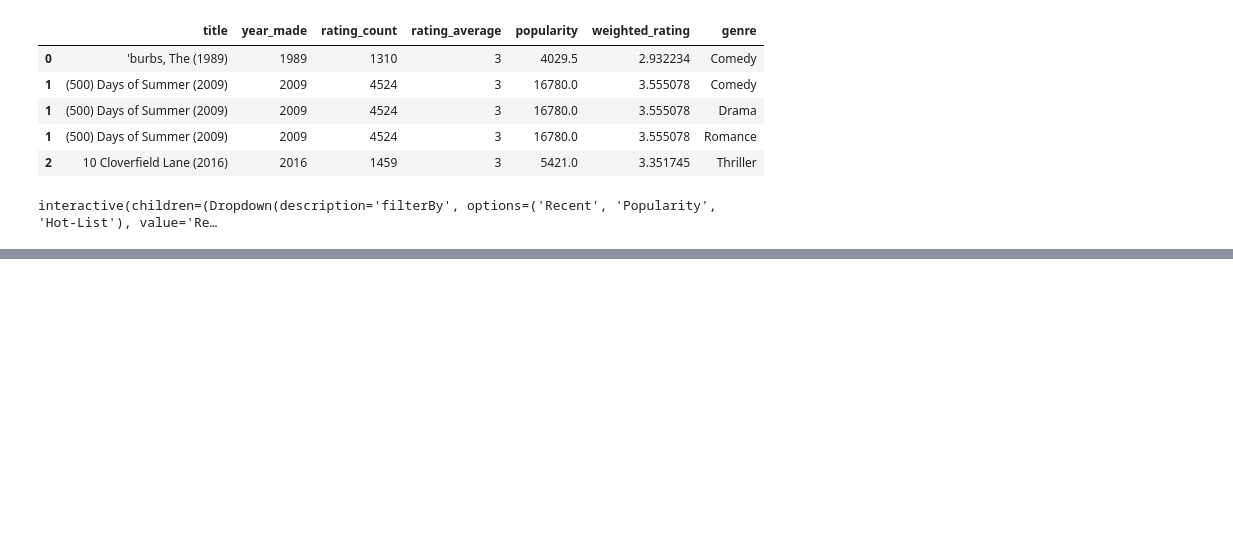
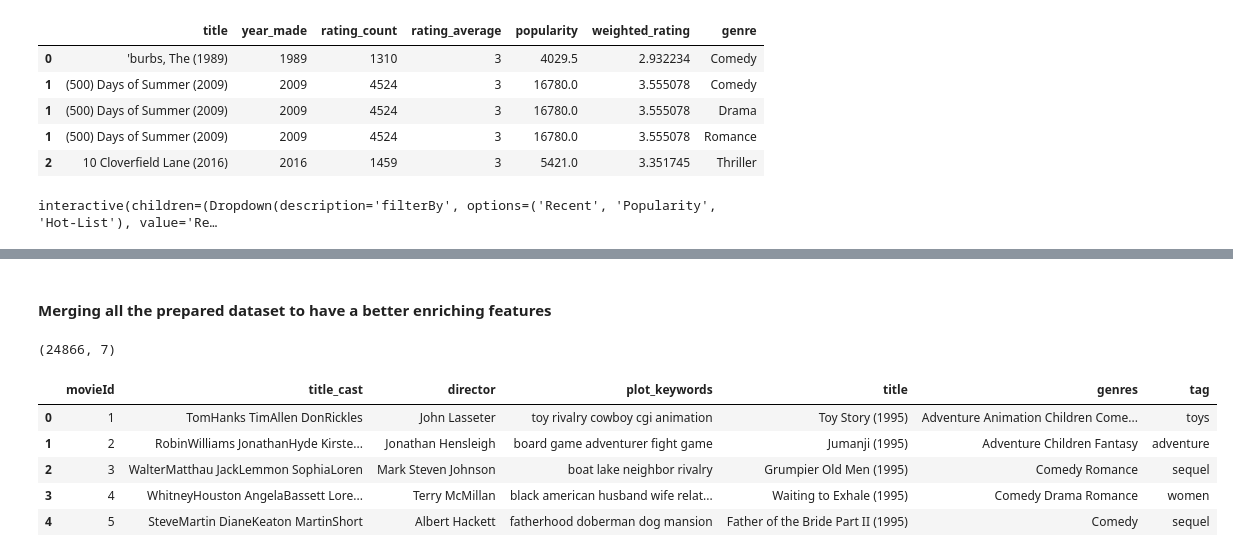
Before and after one commit to MaureenMbugua/Unsupervised-Predict-Team-ES2, a Jupyter notebook: rough1.ipynb, the cells around one changed output, grey strips where cells are left out. Cells and saved outputs as stored; diff of their text form; code cells hidden in the pictures; blank space fills up the shorter version.

```diff
--- a/rough1.ipynb
+++ b/rough1.ipynb
@@ -834,0 +910,8 @@ interactive(children=(Dropdown(description='filterBy', options=('Recent', 'Popul
+# %%
+# assigning the movies dataset to a variable
+tags_df = df_list[0].copy()
+display(tags_df.head())
+
+# assigning the movies dataset to a variable
+tag_movie_df = df_list[1].copy()
+display(tag_movie_df.head())
@@ -834,0 +931,4 @@ interactive(children=(Dropdown(description='filterBy', options=('Recent', 'Popul
+# %%
+tag_comb_df = tags_df.merge(tag_movie_df, on="tagId")
+display(tag_comb_df.shape)
+tag_comb_df.head()
@@ -834,0 +943,5 @@ interactive(children=(Dropdown(description='filterBy', options=('Recent', 'Popul
+# %%
+# grouping by 'movieId' and by calculating maximum 'relevance' corresponding to know the actual 'tag' of a 'movie'
+tag_grp_df = tag_comb_df.groupby('movieId')[["relevance"]].max().reset_index()
+display(tag_grp_df.shape)
+tag_grp_df.head()
@@ -834,0 +956,9 @@ interactive(children=(Dropdown(description='filterBy', options=('Recent', 'Popul
+# %%
+# Combinig the the grouped dataframe with the original dataframe to match each 'tag' to it respecitive 'relevance'
+tag_mod_df = tag_grp_df.merge(tag_comb_df[['movieId', 'relevance', 'tag']], how='inner', on=["movieId", "relevance"])
+
+# drop duplicates to have a sync. merge of movie and `tag` and unccessary 'relevance' column
+tag_mod_df = tag_mod_df.drop_duplicates(subset=['movieId'])
+tag_mod_df = tag_mod_df.drop('relevance', axis=1)
+
+tag_mod_df.head()
@@ -834,0 +972,14 @@ interactive(children=(Dropdown(description='filterBy', options=('Recent', 'Popul
+# %% [markdown]
+#### Merging all the prepared dataset to have a better enriching features
+# %%
+all_df = comb_df.merge(tag_mod_df, how="left", on="movieId")
+display(all_df.shape)
+all_df.head()
+# %% [output]
+(24866, 7)
+|  | movieId | title_cast | director | plot_keywords | title | genres | tag |
+| 0 | 1 | TomHanks TimAllen DonRickles | John Lasseter | toy rivalry cowboy cgi animation | Toy Story (1995) | Adventure Animation Children Come... | toys |
+| 1 | 2 | RobinWilliams JonathanHyde Kirste... | Jonathan Hensleigh | board game adventurer fight game | Jumanji (1995) | Adventure Children Fantasy | adventure |
+| 2 | 3 | WalterMatthau JackLemmon SophiaLoren | Mark Steven Johnson | boat lake neighbor rivalry | Grumpier Old Men (1995) | Comedy Romance | sequel |
+| 3 | 4 | WhitneyHouston AngelaBassett Lore... | Terry McMillan | black american husband wife relat... | Waiting to Exhale (1995) | Comedy Drama Romance | women |
+| 4 | 5 | SteveMartin DianeKeaton MartinShort | Albert Hackett | fatherhood doberman dog mansion | Father of the Bride Part II (1995) | Comedy | sequel |
```
Also changed, not shown: parts of 23 cells of this notebook, 5 other files.
